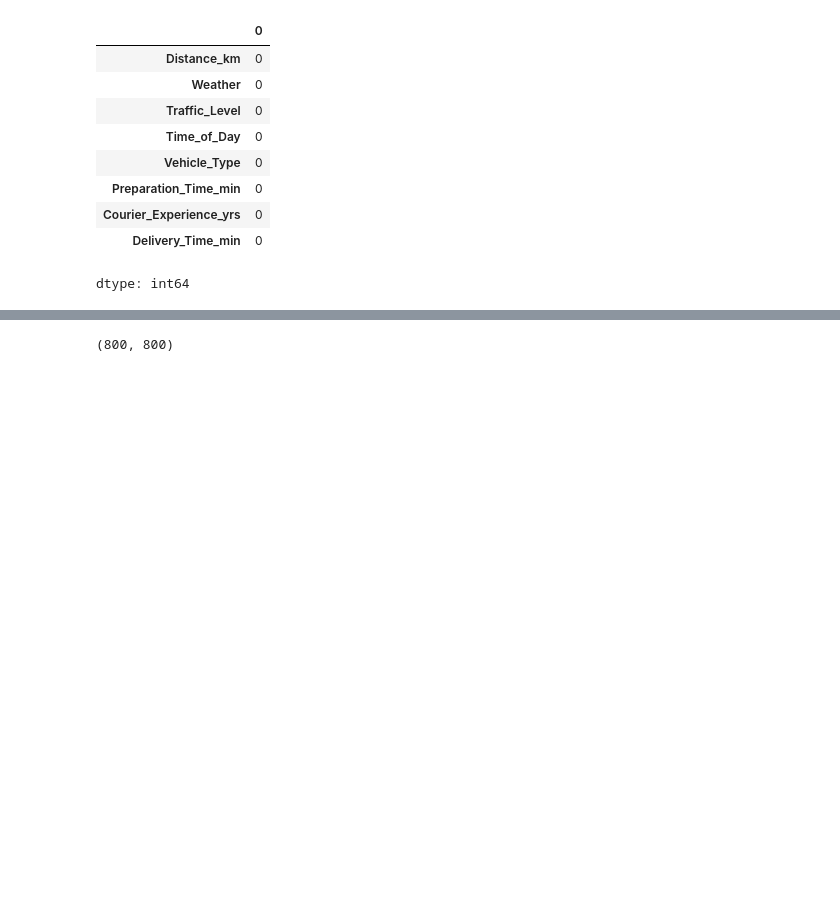
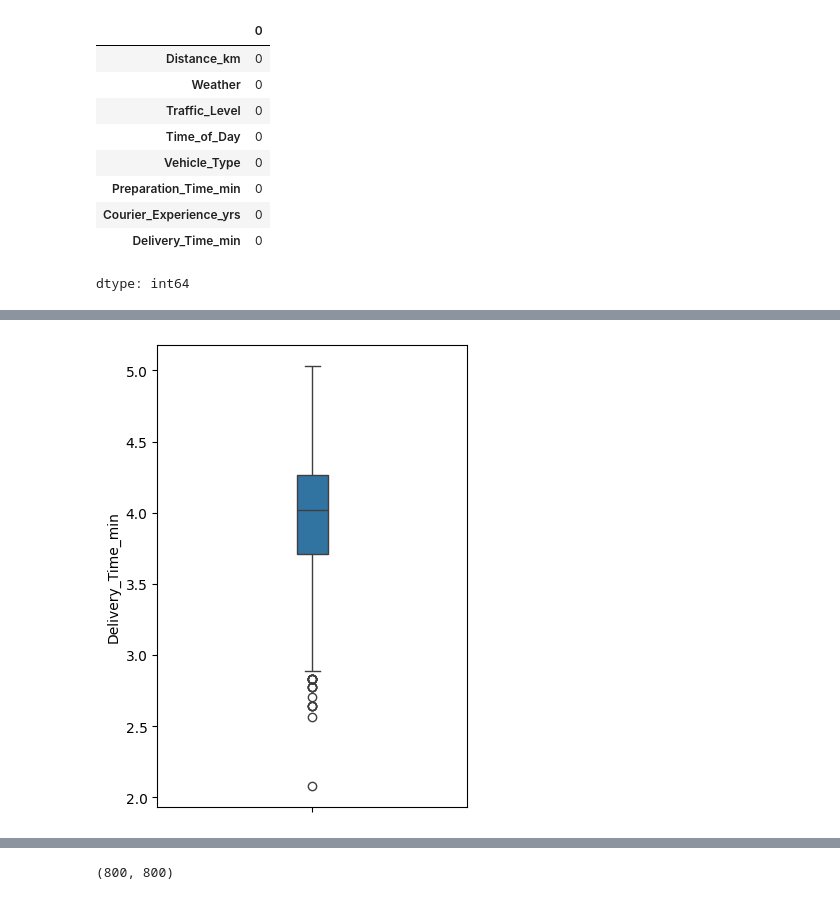
Before and after one commit to depresssed-kid/delivery-time, a Jupyter notebook: delivery_time.ipynb, the cells around one changed output, grey strips where cells are left out. Cells and saved outputs as stored; diff of their text form; code cells hidden in the pictures; blank space fills up the shorter version.

```diff
--- a/delivery_time.ipynb
+++ b/delivery_time.ipynb
@@ -115 +137,7 @@ plt.show()
+# %%
+plt.figure(figsize=(4,6))
+sns.boxplot( y=time['Delivery_Time_min'], data=time, width=0.1)
+plt.show()
+# %% [output]
+[figure, added]
 # %%
```
Also changed, not shown: parts of 17 cells of this notebook.
